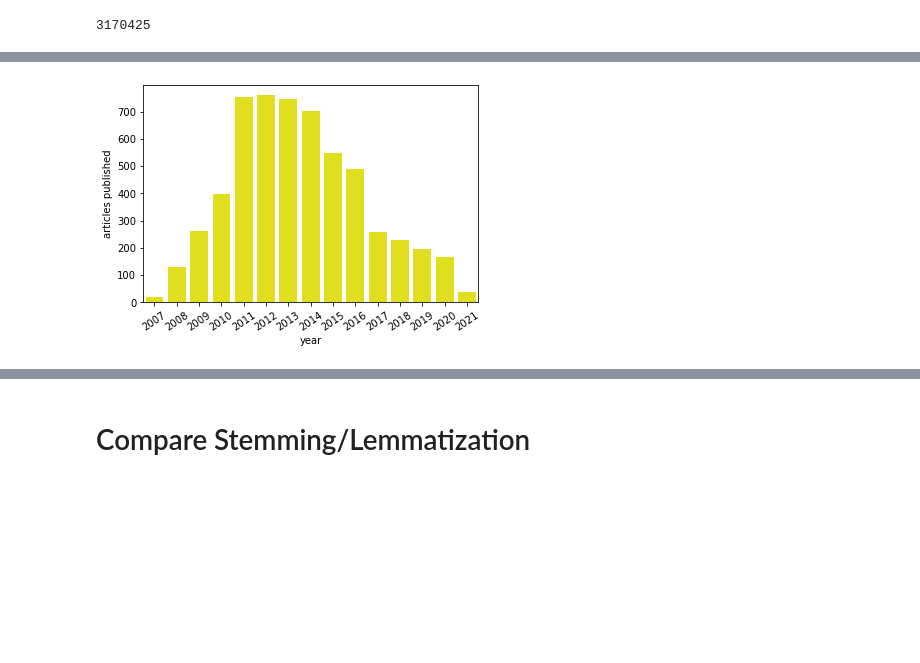
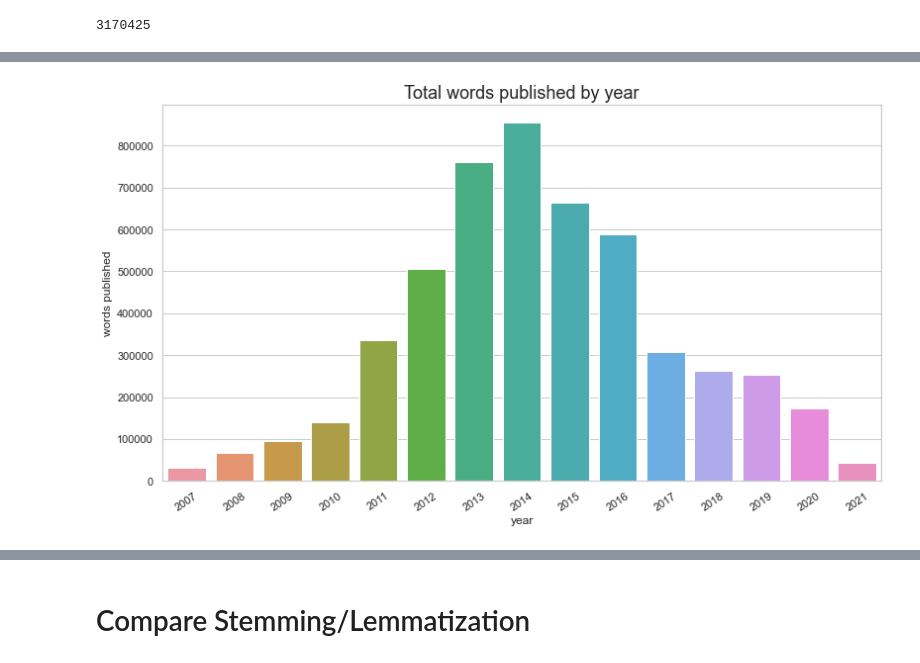
Before and after one commit to konstanzer/brainpickings-nlp, a Jupyter notebook: nlp.ipynb, the cells around one changed output, grey strips where cells are left out. Saved outputs shown, nothing was run; the diff lists cells and outputs as text; code cells hidden in the pictures; blank space fills up the shorter version.

```diff
--- a/nlp.ipynb
+++ b/nlp.ipynb
@@ -82,7 +73,10 @@ Outlander series (8 vols.): 3.17 million words (7,533 pages)
 # %% [output]
 3170425
 # %%
-words = dict(Bible=783000, Proust=1270000, Martin=1740000, Gabaldon=3170000, Popova=5080000)
-ax =sns.barplot(x=list(words.keys()), y=list(words.values()), palette="mako")
-ax.set(ylabel='total words (millions)');
+palette = "autumn"
+f, ax = plt.subplots(figsize=(13, 7))
+sns.set(font_scale=2)
+words = dict(KJV_Bible=783000, Search_of_Lost_Time=1270000, Game_of_Thrones=1740000, Outlander=3170000, BrainPickings=5080000)
+ax =sns.barplot(y=list(words.keys()), x=list(words.values()), palette=palette)
+ax.set(xlabel='total words in millions', title="Word counts of large literary works");
 # %% [output]
@@ -91,0 +105,8 @@ year_counts = df.date.groupby(df.date.dt.year).agg("count")
+# %%
+sns.set_theme(style="whitegrid")
+f, ax = plt.subplots(figsize=(13, 7))
+sns.set(font_scale=1.5)
+#ax = sns.barplot(x=year_word_counts.index, y=year_word_counts.values)
+ax = sns.barplot(x=year_article_counts.index,y=year_article_counts.values)
+ax.set(xlabel='year', ylabel='articles published', title="Total articles published by year")
+plt.xticks(rotation=34);
@@ -91,0 +115,3 @@ year_counts = df.date.groupby(df.date.dt.year).agg("count")
+# %%
+year_word_counts = df.words.groupby(df.date.dt.year).agg("sum")
+year_word_counts
@@ -92,6 +136,10 @@ year_counts = df.date.groupby(df.date.dt.year).agg("count")
 # %%
-ax = sns.barplot(x=year_counts.index, y=year_counts.values, color="yellow")
-ax.set(xlabel='year', ylabel='articles published')
+sns.set_theme(style="whitegrid")
+f, ax = plt.subplots(figsize=(13, 7))
+sns.set(font_scale=1.5)
+ax = sns.barplot(x=year_word_counts.index,
+                 y=year_word_counts.values)
+ax.set(xlabel='year', ylabel='words published', title="Total words published by year")
 plt.xticks(rotation=34);
 # %% [output]
-[figure, old version]
+[figure, new version]
```
Also changed, not shown: parts of 20 cells of this notebook, 1 other file.
